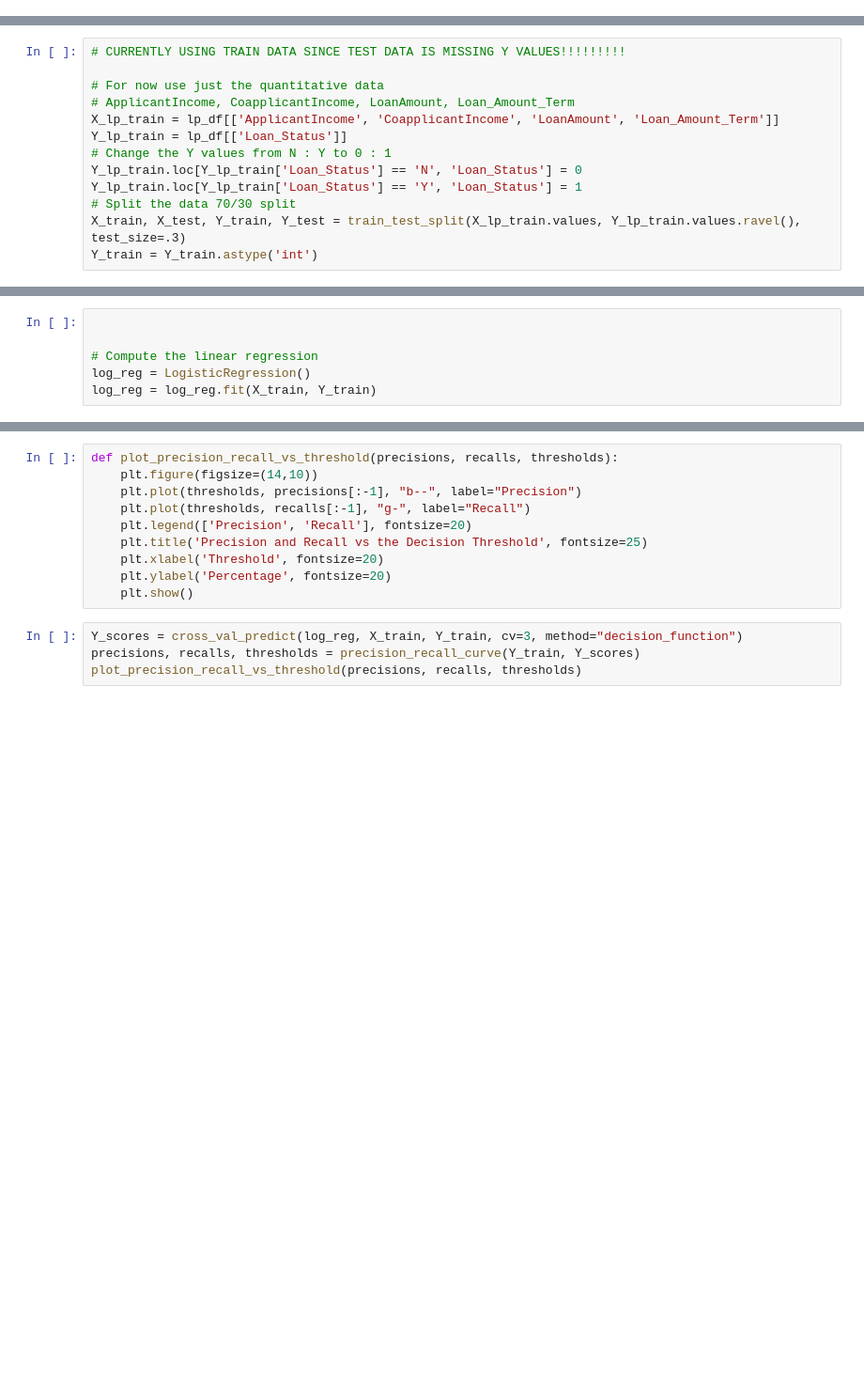
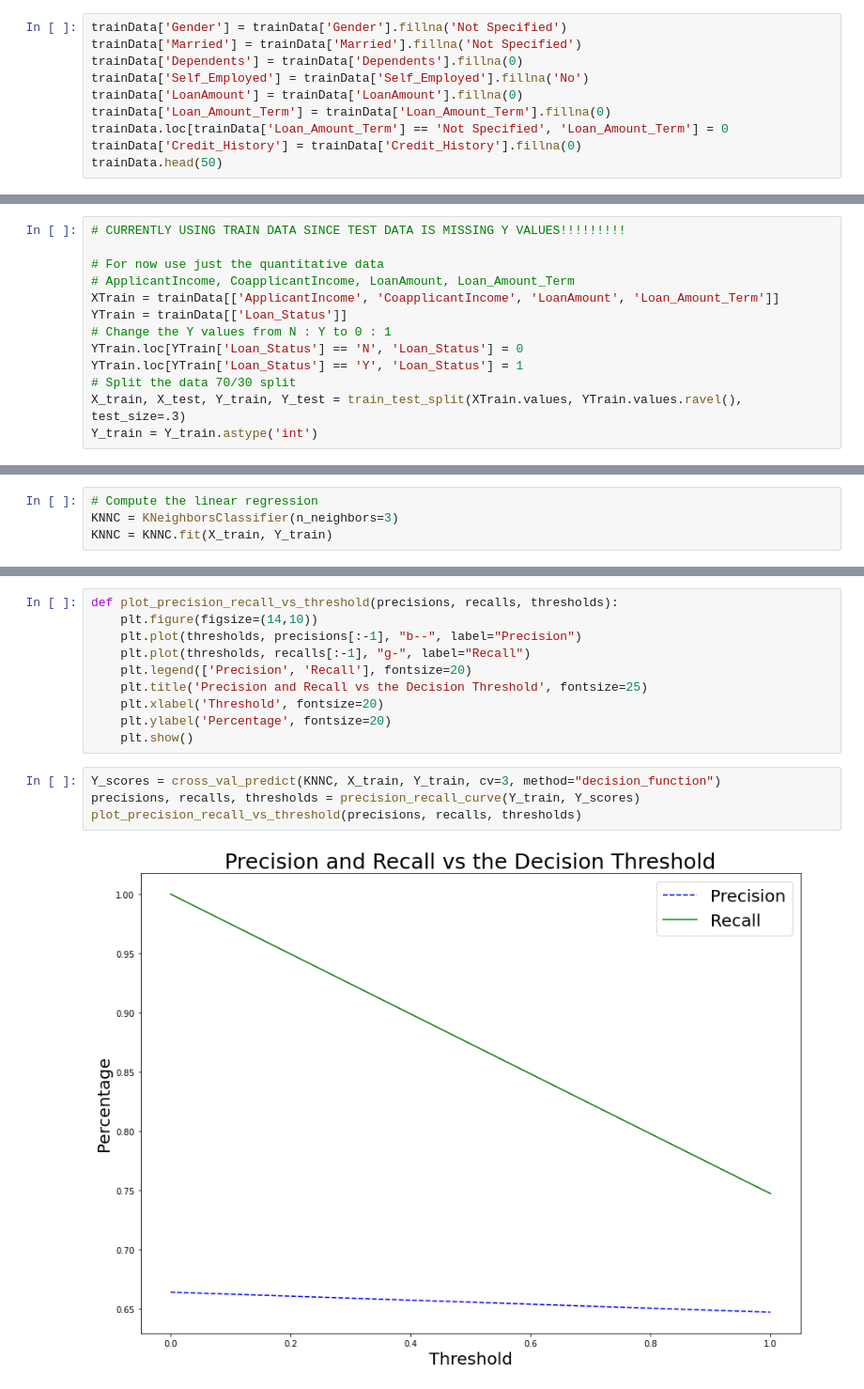
Before and after one commit to dawsboss/DSCI470, a Jupyter notebook: Proj2/Proj2.ipynb, the cells around one changed output, grey strips where cells are left out. Shown: that part at 94% size. Saved outputs shown, nothing was run; the diff lists cells and outputs as text; blank space fills up the shorter version.

```diff
--- a/Proj2/Proj2.ipynb
+++ b/Proj2/Proj2.ipynb
@@ -389,0 +394,10 @@ print(neigh.predict_proba([[0.9]]))
+# %%
+trainData['Gender'] = trainData['Gender'].fillna('Not Specified')
+trainData['Married'] = trainData['Married'].fillna('Not Specified')
+trainData['Dependents'] = trainData['Dependents'].fillna(0)
+trainData['Self_Employed'] = trainData['Self_Employed'].fillna('No')
+trainData['LoanAmount'] = trainData['LoanAmount'].fillna(0)
+trainData['Loan_Amount_Term'] = trainData['Loan_Amount_Term'].fillna(0)
+trainData.loc[trainData['Loan_Amount_Term'] == 'Not Specified', 'Loan_Amount_Term'] = 0
+trainData['Credit_History'] = trainData['Credit_History'].fillna(0)
+trainData.head(50)
@@ -392,11 +424,11 @@ print(neigh.predict_proba([[0.9]]))
 
 # For now use just the quantitative data
 # ApplicantIncome, CoapplicantIncome, LoanAmount, Loan_Amount_Term
-X_lp_train = lp_df[['ApplicantIncome', 'CoapplicantIncome', 'LoanAmount', 'Loan_Amount_Term']]
-Y_lp_train = lp_df[['Loan_Status']]
+XTrain = trainData[['ApplicantIncome', 'CoapplicantIncome', 'LoanAmount', 'Loan_Amount_Term']]
+YTrain = trainData[['Loan_Status']]
 # Change the Y values from N : Y to 0 : 1
-Y_lp_train.loc[Y_lp_train['Loan_Status'] == 'N', 'Loan_Status'] = 0
-Y_lp_train.loc[Y_lp_train['Loan_Status'] == 'Y', 'Loan_Status'] = 1
+YTrain.loc[YTrain['Loan_Status'] == 'N', 'Loan_Status'] = 0
+YTrain.loc[YTrain['Loan_Status'] == 'Y', 'Loan_Status'] = 1
 # Split the data 70/30 split
-X_train, X_test, Y_train, Y_test = train_test_split(X_lp_train.values, Y_lp_train.values.ravel(), test_size=.3)
+X_train, X_test, Y_train, Y_test = train_test_split(XTrain.values, YTrain.values.ravel(), test_size=.3)
 Y_train = Y_train.astype('int')
@@ -403,8 +444,6 @@ Y_train = Y_train.astype('int')
 # %%
-
-
 # Compute the linear regression
-log_reg = LogisticRegression()
-log_reg = log_reg.fit(X_train, Y_train)
+KNNC = KNeighborsClassifier(n_neighbors=3)
+KNNC = KNNC.fit(X_train, Y_train)
 # %%
 print('Fold = 3')
@@ -434,8 +494,10 @@ def plot_precision_recall_vs_threshold(precisions, recalls, thresholds):
     plt.ylabel('Percentage', fontsize=20)
     plt.show()
 # %%
-Y_scores = cross_val_predict(log_reg, X_train, Y_train, cv=3, method="decision_function")
+Y_scores = cross_val_predict(KNNC, X_train, Y_train, cv=3, method="decision_function")
 precisions, recalls, thresholds = precision_recall_curve(Y_train, Y_scores)
 plot_precision_recall_vs_threshold(precisions, recalls, thresholds)
+# %% [output]
+[figure, added]
 # %%
 # Get the predictor
```
Also changed, not shown: parts of 13 cells of this notebook.
